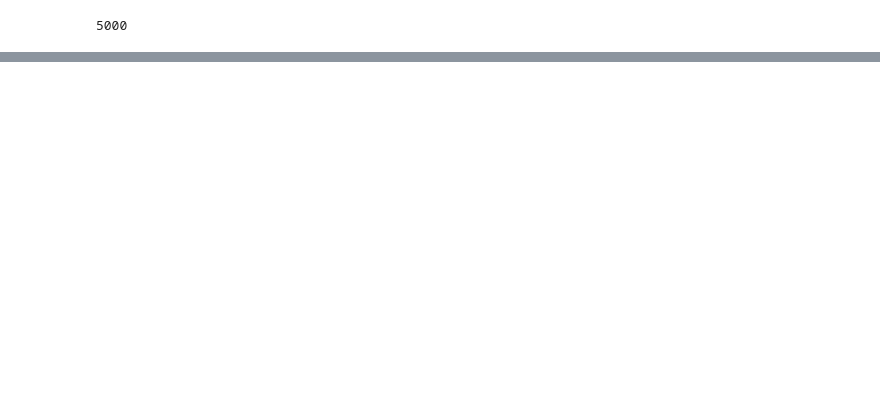
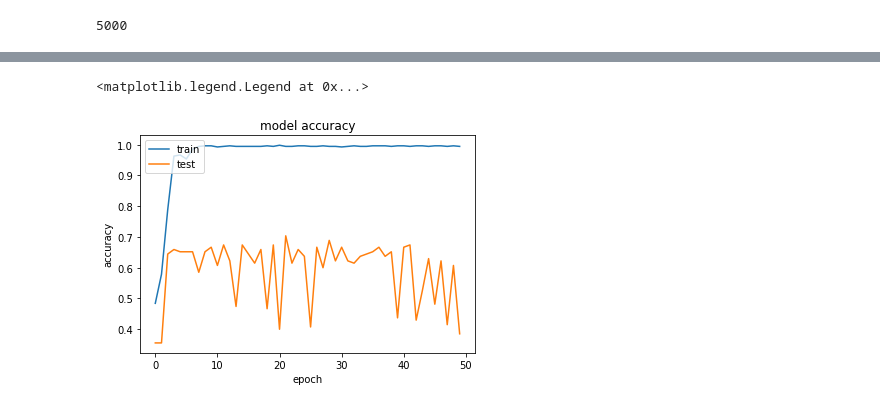
Before and after one commit to shrimpynuts/news-sentiment, a Jupyter notebook: neural_network.ipynb, the cells around one changed output, grey strips where cells are left out. Drawn from its saved outputs; the diff is of its cells as text; code cells hidden in the pictures; blank space fills up the shorter version.

Commit message:
neural network 60%

```diff
--- a/neural_network.ipynb
+++ b/neural_network.ipynb
@@ -22,5 +25,5 @@ micro = comp_sent.collapse_articles(data_source = "./data/Microsoft-data.pkl", s
 # %%
-all_company = pd.concat([google, apple, tesla, micro])
+all_company = pd.concat([google, apple, tesla, micro, amazon])
 # %%
 all_company['liststring'] = all_company['liststring'].apply(lambda x : x.replace("," , " "))
 # %%
@@ -37,4 +40,4 @@ all_company.head()
 | 2018-10-03 | Apple opened a routine product la... | -9.67 | 0 |
 # %%
 #Train test split
-X_train, X_test, y_train, y_test = train_test_split(all_company['liststring'], all_company['increase'], test_size=0.33, random_state=42)
+X_train, X_test, y_train, y_test = train_test_split(all_company['liststring'], all_company['increase'], test_size=0.20, random_state=42)
@@ -96,0 +78,25 @@ None
+# %%
+model.fit(X_train_pad, y_train, batch_size=128, epochs=50, validation_data=(X_test_pad, y_test), verbose=2)
+# %%
+from keras.layers.convolutional import Conv1D, MaxPooling1D
+from keras.layers import Flatten, Dropout
+from keras.callbacks import EarlyStopping
+
+#Architecture 2
+model = Sequential()
+model.add(Embedding(vocab_size, EMBEDDING_DIM, input_length=max_length, trainable = False))
+model.add(Conv1D(filters=128, kernel_size=5, activation='relu'))
+model.add(Dropout(0.2))
+model.add(MaxPooling1D(pool_size=2))
+model.add(Dropout(0.2))
+model.add(Flatten())
+model.add(Dense(1, activation='sigmoid'))
+
+# compile network
+model.compile(loss='binary_crossentropy', optimizer='adam', metrics=['accuracy'])
+
+# simple early stopping
+es = EarlyStopping(monitor='val_loss', mode='min', verbose=1)
+
+# fit the model
+history = model.fit(X_train_pad, y_train, batch_size=32, epochs=50, validation_data=(X_test_pad, y_test), verbose=2)
@@ -96,0 +121,10 @@ None
+# %%
+plt.plot(history.history['acc'])
+plt.plot(history.history['val_acc'])
+plt.title('model accuracy')
+plt.ylabel('accuracy')
+plt.xlabel('epoch')
+plt.legend(['train', 'test'], loc='upper left')
+# %% [output]
+<matplotlib.legend.Legend at 0x...>
+[figure, added]
```
Also changed, not shown: parts of 21 cells of this notebook, 3 other files.
